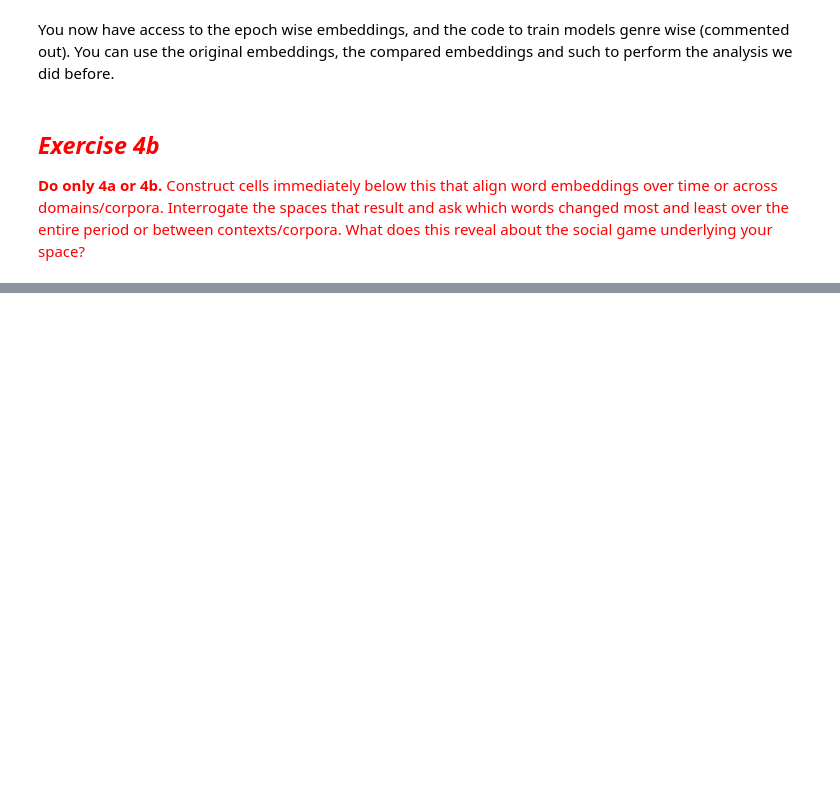
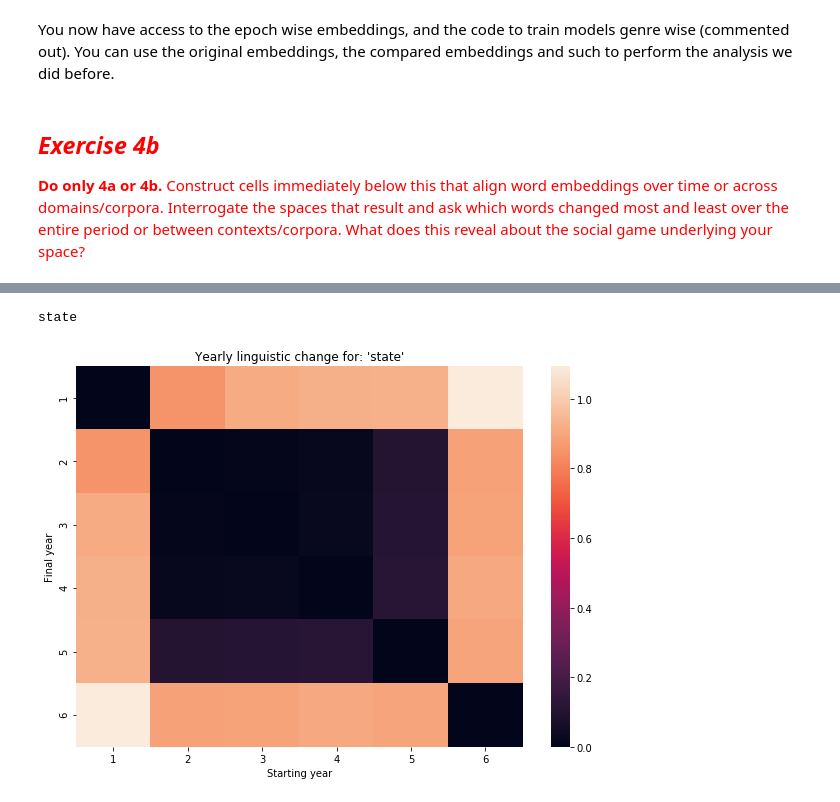
Before and after one commit to sanittawan/Content-Analysis-2020, a Jupyter notebook: week-7/7-Vector-Space-Word-Embeddings-Sanittawan.ipynb, the cells around one changed output, grey strips where cells are left out. Saved outputs shown, nothing was run; the diff lists cells and outputs as text; code cells hidden in the pictures; blank space fills up the shorter version.

```diff
--- a/week-7/7-Vector-Space-Word-Embeddings-Sanittawan.ipynb
+++ b/week-7/7-Vector-Space-Word-Embeddings-Sanittawan.ipynb
@@ -1378,6 +1384,7 @@ COHA is a historial dataset so it ends up being a good choice to try the same an
 
 We will be using the same data loading procedure as the last notebook, so go through the process to make sure you know what's going on.
 # %%
-corpora_address = "/Users/bhargavvader/Downloads/Academics_Tech/corpora/COHA"
+#corpora_address = "/Users/bhargavvader/Downloads/Academics_Tech/corpora/COHA"
+corpora_address = './data/COHA'
 # %%
 coha_texts = lucem_illud_2020.loadDavies(corpora_address, return_raw=True)
@@ -1455,3 +1487,20 @@ You can use the original embeddings, the compared embeddings and such to perform
 ## <span style="color:red">*Exercise 4b*</span>
 
 <span style="color:red">**Do only 4a or 4b.** Construct cells immediately below this that align word embeddings over time or across domains/corpora. Interrogate the spaces that result and ask which words changed most and least over the entire period or between contexts/corpora. What does this reveal about the social game underlying your space?
+# %%
+def assign_epoch(x):
+    if x < 1800:
+        epoch = 1
+    elif x >= 1800 and x < 1850:
+        epoch = 2
+    elif x >= 1850 and x < 1900:
+        epoch = 3
+    elif x >= 1900 and x < 1950:
+        epoch = 4
+    elif x >= 1950 and x < 2000:
+        epoch = 5
+    elif x >= 2000:
+        epoch = 6
+    return epoch
+# %%
+speeches['epoch'] = speeches['speech_year'].apply(assign_epoch)
@@ -1457,0 +1527,2 @@ You can use the original embeddings, the compared embeddings and such to perform
+# %%
+rawEmbeddings, comparedEmbeddings = compareModels(speeches, 'epoch')
@@ -1457,0 +1551,13 @@ You can use the original embeddings, the compared embeddings and such to perform
+# %%
+targetWord = 'state'
+pltDF = getDivergenceDF(targetWord, comparedEmbeddings)
+fig, ax = plt.subplots(figsize = (10, 7))
+seaborn.heatmap(pltDF, ax = ax, annot = False) #set annot True for a lot more information
+ax.set_xlabel("Starting year")
+ax.set_ylabel("Final year")
+ax.set_ylabel("Final year")
+ax.set_title("Yearly linguistic change for: '{}'".format(targetWord))
+plt.show()
+# %% [output]
+state
+[figure, added]
```
Also changed, not shown: parts of 16 cells of this notebook.
